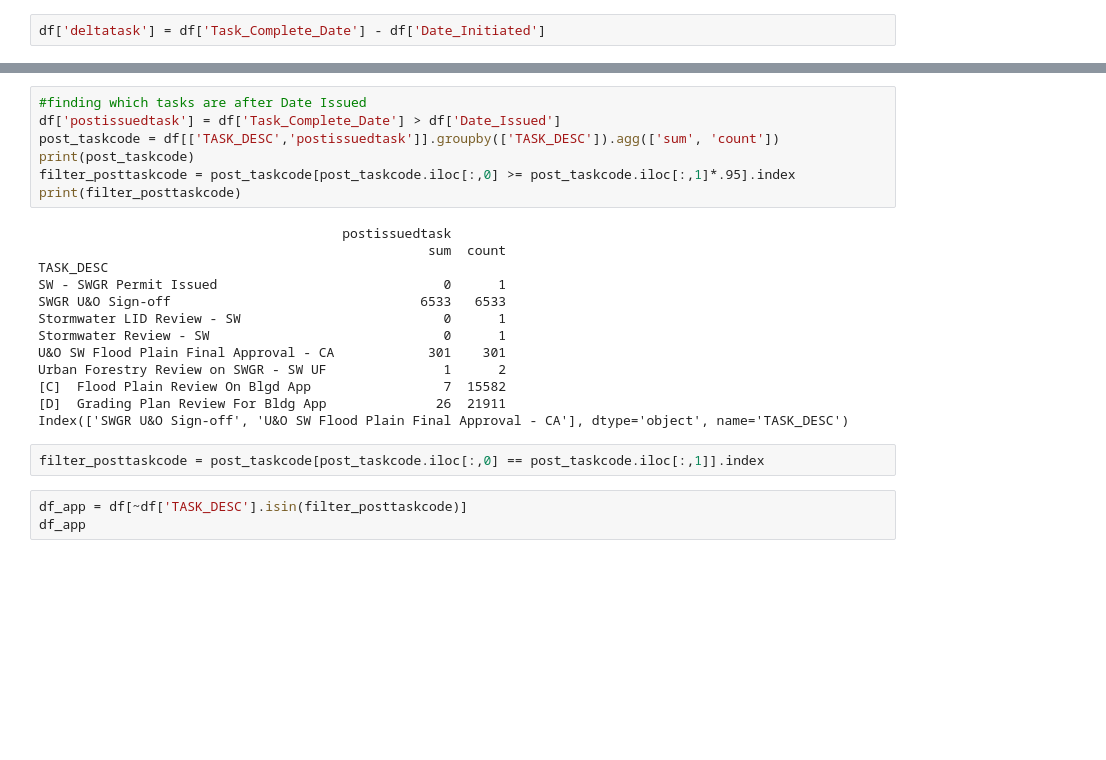
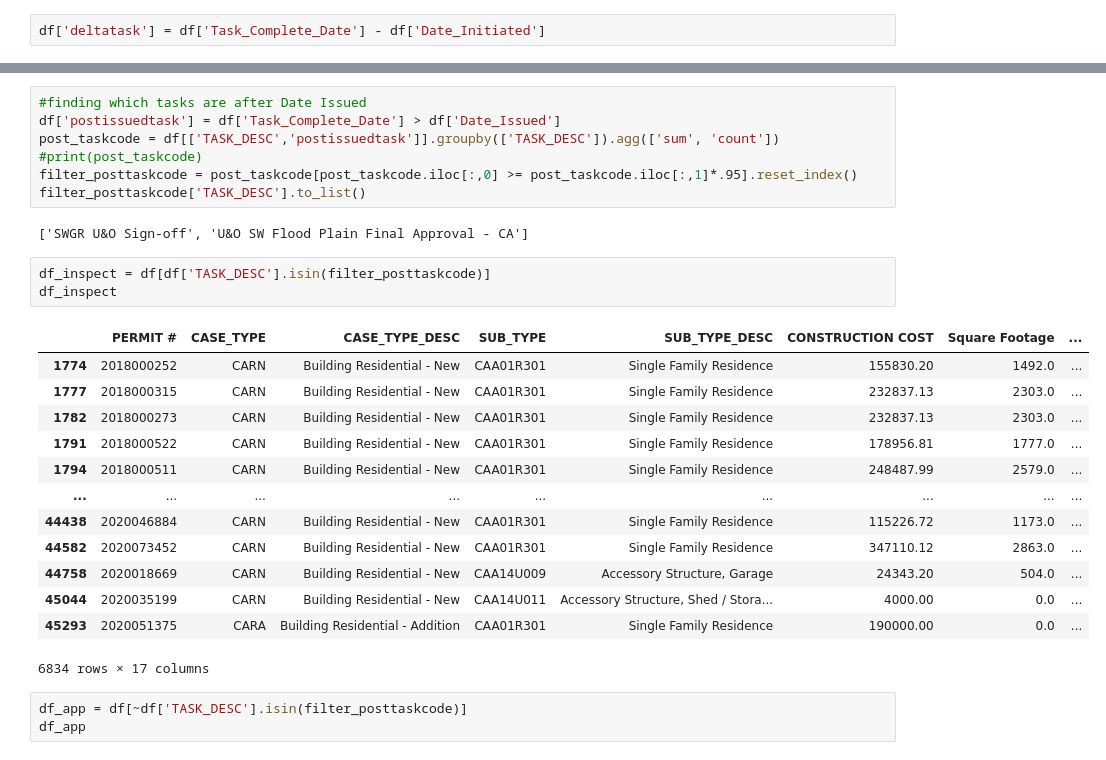
Before and after one commit to Z-Dot13/metro_codes_building_permits-moneyball, a Jupyter notebook: notebooks/Babb_partnerproject_EDA.ipynb, the cells around one changed output, grey strips where cells are left out. Drawn from its saved outputs; the diff is of its cells as text; blank space fills up the shorter version.

```diff
--- a/notebooks/Babb_partnerproject_EDA.ipynb
+++ b/notebooks/Babb_partnerproject_EDA.ipynb
@@ -119,24 +121,28 @@ memory usage: 4.6+ MB
 #finding which tasks are after Date Issued
 df['postissuedtask'] = df['Task_Complete_Date'] > df['Date_Issued']
 post_taskcode = df[['TASK_DESC','postissuedtask']].groupby(['TASK_DESC']).agg(['sum', 'count'])
-print(post_taskcode)
-filter_posttaskcode = post_taskcode[post_taskcode.iloc[:,0] >= post_taskcode.iloc[:,1]*.95].index
-print(filter_posttaskcode)
+#print(post_taskcode)
+filter_posttaskcode = post_taskcode[post_taskcode.iloc[:,0] >= post_taskcode.iloc[:,1]*.95].reset_index()
+filter_posttaskcode['TASK_DESC'].to_list()
 # %% [output]
-                                       postissuedtask
-                                                  sum  count
-TASK_DESC
-SW - SWGR Permit Issued                             0      1
-SWGR U&O Sign-off                                6533   6533
-Stormwater LID Review - SW                          0      1
-Stormwater Review - SW                              0      1
-U&O SW Flood Plain Final Approval - CA            301    301
-Urban Forestry Review on SWGR - SW UF               1      2
-[C]  Flood Plain Review On Blgd App                 7  15582
-[D]  Grading Plan Review For Bldg App              26  21911
-Index(['SWGR U&O Sign-off', 'U&O SW Flood Plain Final Approval - CA'], dtype='object', name='TASK_DESC')
+['SWGR U&O Sign-off', 'U&O SW Flood Plain Final Approval - CA']
 # %%
-filter_posttaskcode = post_taskcode[post_taskcode.iloc[:,0] == post_taskcode.iloc[:,1]].index
+df_inspect = df[df['TASK_DESC'].isin(filter_posttaskcode)]
+df_inspect
+# %% [output]
+|  | PERMIT # | CASE_TYPE | CASE_TYPE_DESC | SUB_TYPE | SUB_TYPE_DESC | CONSTRUCTION COST | Square Footage | ... |
+| 1774 | 2018000252 | CARN | Building Residential - New | CAA01R301 | Single Family Residence | 155830.20 | 1492.0 | ... |
+| 1777 | 2018000315 | CARN | Building Residential - New | CAA01R301 | Single Family Residence | 232837.13 | 2303.0 | ... |
+| 1782 | 2018000273 | CARN | Building Residential - New | CAA01R301 | Single Family Residence | 232837.13 | 2303.0 | ... |
+| 1791 | 2018000522 | CARN | Building Residential - New | CAA01R301 | Single Family Residence | 178956.81 | 1777.0 | ... |
+| 1794 | 2018000511 | CARN | Building Residential - New | CAA01R301 | Single Family Residence | 248487.99 | 2579.0 | ... |
+| ... | ... | ... | ... | ... | ... | ... | ... | ... |
+| 44438 | 2020046884 | CARN | Building Residential - New | CAA01R301 | Single Family Residence | 115226.72 | 1173.0 | ... |
+| 44582 | 2020073452 | CARN | Building Residential - New | CAA01R301 | Single Family Residence | 347110.12 | 2863.0 | ... |
+| 44758 | 2020018669 | CARN | Building Residential - New | CAA14U009 | Accessory Structure, Garage | 24343.20 | 504.0 | ... |
+| 45044 | 2020035199 | CARN | Building Residential - New | CAA14U011 | Accessory Structure, Shed / Stora... | 4000.00 | 0.0 | ... |
+| 45293 | 2020051375 | CARA | Building Residential - Addition | CAA01R301 | Single Family Residence | 190000.00 | 0.0 | ... |
+6834 rows × 17 columns
 # %%
 df_app = df[~df['TASK_DESC'].isin(filter_posttaskcode)]
 df_app
```
Also changed, not shown: parts of 24 cells of this notebook, 4 other files.
